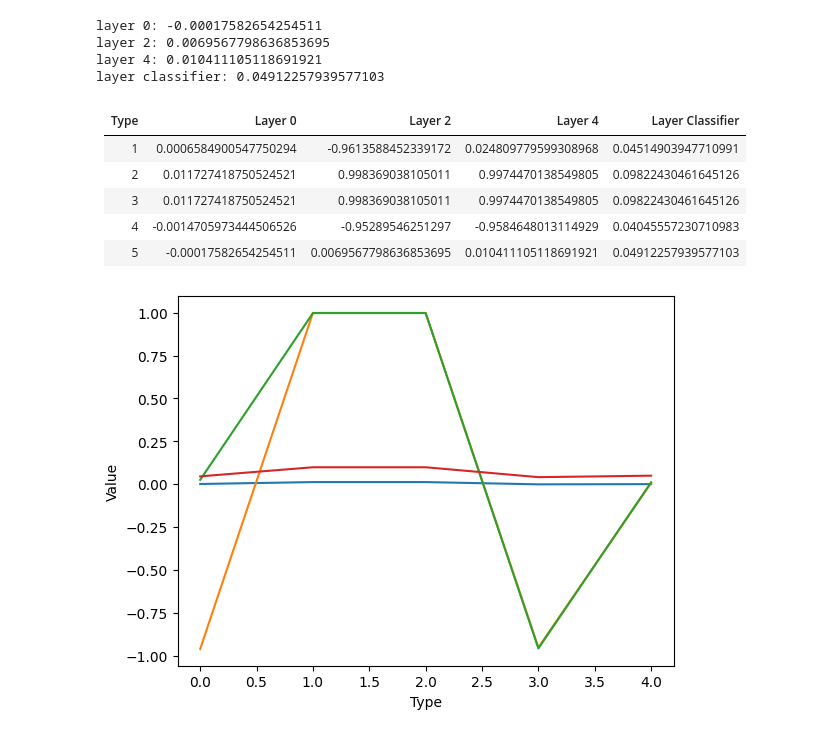
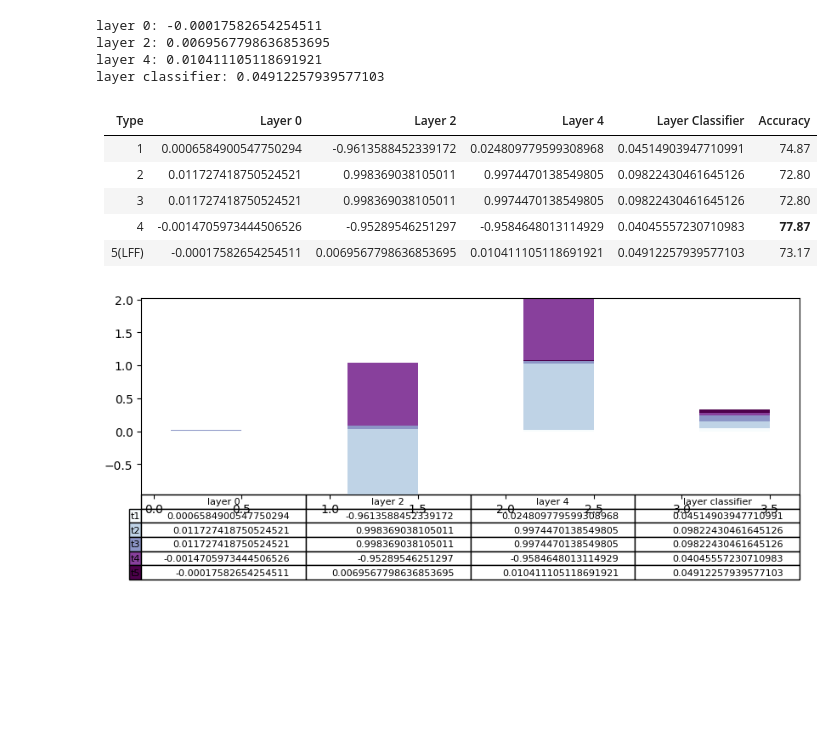
Before and after one commit to rajeev-dw9/LFF, a Jupyter notebook: check.ipynb, the cells around one changed output. Saved outputs shown, nothing was run; the diff lists cells and outputs as text; code cells hidden in the pictures; blank space fills up the shorter version.

Commit message:
layers

```diff
--- a/check.ipynb
+++ b/check.ipynb
@@ -99,31 +99,48 @@ layer 2: 0.0069567798636853695
 layer 4: 0.010411105118691921
 layer classifier: 0.04912257939577103
 # %% [markdown]
-| Type | Layer 0 | Layer 2 | Layer 4 | Layer Classifier |
-|---|---|---|---|---|
-| 1 | 0.0006584900547750294 | -0.9613588452339172 | 0.024809779599308968 | 0.04514903947710991 |
-| 2 | 0.011727418750524521 | 0.998369038105011 | 0.9974470138549805 | 0.09822430461645126 |
-| 3 | 0.011727418750524521 | 0.998369038105011 | 0.9974470138549805 | 0.09822430461645126 |
-| 4 | -0.0014705973444506526 | -0.95289546251297 | -0.9584648013114929 | 0.04045557230710983 |
-| 5 | -0.00017582654254511 | 0.0069567798636853695 | 0.010411105118691921 | 0.04912257939577103 |
+| Type | Layer 0 | Layer 2 | Layer 4 | Layer Classifier | Accuracy
+|---|---|---|---|---| --- |
+| 1 | 0.0006584900547750294 | -0.9613588452339172 | 0.024809779599308968 | 0.04514903947710991 | 74.87 |
+| 2 | 0.011727418750524521 | 0.998369038105011 | 0.9974470138549805 | 0.09822430461645126 | 72.80 |
+| 3 | 0.011727418750524521 | 0.998369038105011 | 0.9974470138549805 | 0.09822430461645126 | 72.80 |
+| 4 | -0.0014705973444506526 | -0.95289546251297 | -0.9584648013114929 | 0.04045557230710983 | **77.87** |
+| 5(LFF) | -0.00017582654254511 | 0.0069567798636853695 | 0.010411105118691921 | 0.04912257939577103 | 73.17 |
 # %%
 import matplotlib.pyplot as plt
+import numpy as np
 
 data = [[0.0006584900547750294, -0.9613588452339172, 0.024809779599308968, 0.04514903947710991],
         [0.011727418750524521, 0.998369038105011, 0.9974470138549805, 0.09822430461645126],
         [0.011727418750524521, 0.998369038105011, 0.9974470138549805, 0.09822430461645126],
         [-0.0014705973444506526, -0.95289546251297, -0.9584648013114929, 0.04045557230710983],
         [-0.00017582654254511, 0.0069567798636853695, 0.010411105118691921, 0.04912257939577103]]
 
 columns = ('layer 0', 'layer 2', 'layer 4', 'layer classifier')
 
 rows = ['t1', 't2', 't3', 't4', 't5']
+
 values = np.arange(0, 1, 0.2)
-value_increment = 0.2
+
 # Get some pastel shades for the colors
-colors = plt.cm.BuPu(np.linspace(0, 0.5, len(rows)))
+colors = plt.cm.BuPu(np.linspace(0, 1, len(rows)))
 n_rows = len(data)
+
 index = np.arange(len(columns)) + 0.3
 bar_width = 0.4
+
+# Make the plot
+plt.figure(figsize=(10, 3))
+cell_text = []
+for row in range(n_rows):
+        plt.bar(index, data[row], bar_width, bottom=np.sum(data[:row], axis=0), color=colors[row])
+        cell_text.append(data[row])
+# Add a table at the bottom of the axes
+the_table = plt.table(cellText=cell_text,
+                            rowLabels=rows,
+                                rowColours=colors,
+
+                                colLabels=columns,
+                                loc='bottom')
 # %% [output]
-[figure, old version]
+[figure, new version]
```
Also changed, not shown: 2 other files.
